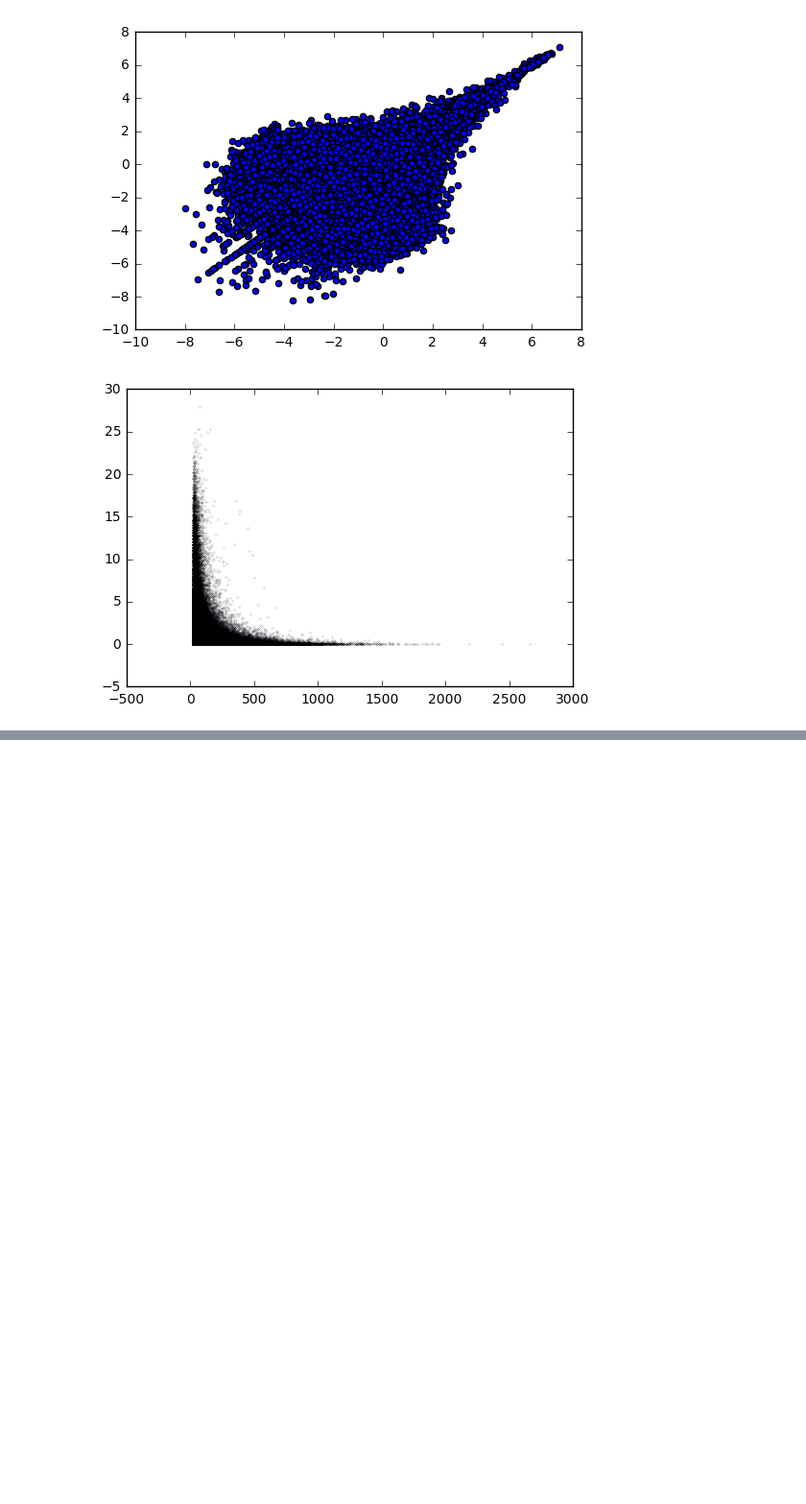
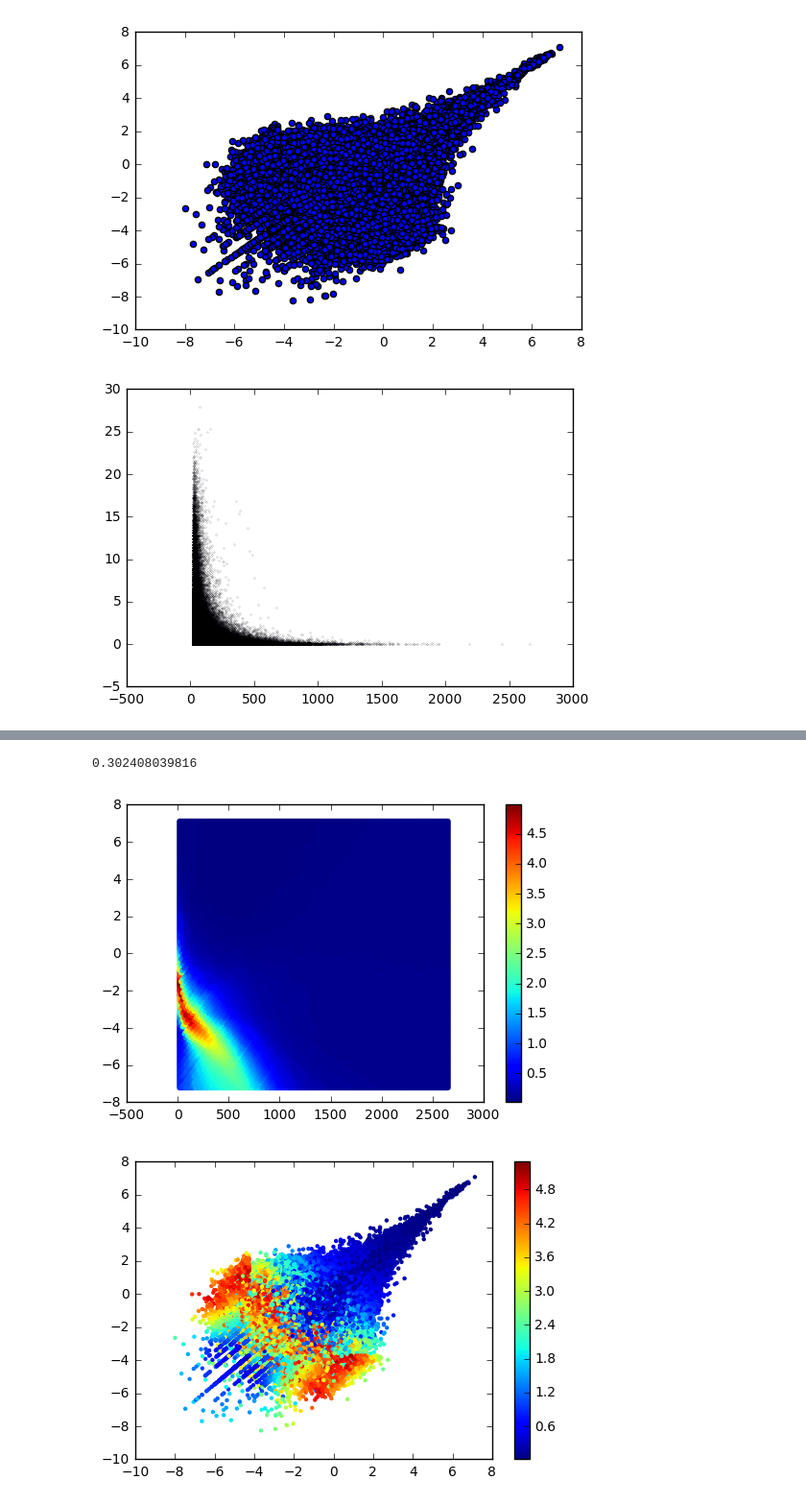
Before and after one commit to irvhsu/cs273b-project, a Jupyter notebook: notebooks/variance_v_dna.ipynb, the cells around one changed output, grey strips where cells are left out. Shown at 96% size. Cells and saved outputs as stored; diff of their text form; code cells hidden in the pictures; blank space fills up the shorter version.

```diff
--- a/notebooks/variance_v_dna.ipynb
+++ b/notebooks/variance_v_dna.ipynb
@@ -66,0 +93,21 @@ quantile_plot(zip(dna_count, variance), 1000)
+# %%
+from sklearn.ensemble import RandomForestRegressor
+from sklearn.neighbors import KNeighborsRegressor
+from sklearn.model_selection import train_test_split
+from sklearn.preprocessing import StandardScaler
+scaler = StandardScaler()
+X = scaler.fit_transform(np.array([dna_count, [(r1+r2) / 2 for r1, r2 in zip(rep1, rep2)]]).T)
+y = np.array(variance)
+
+X_train, X_test, y_train, y_test = train_test_split(X, y, test_size=0.2, random_state=42)
+
+models = [RandomForestRegressor(max_depth = 15), RandomForestRegressor(max_depth = 10),
+          RandomForestRegressor(max_depth = 5), RandomForestRegressor(),
+          KNeighborsRegressor(n_neighbors = 500), KNeighborsRegressor(n_neighbors = 200),
+          KNeighborsRegressor(n_neighbors = 100), KNeighborsRegressor(n_neighbors = 50),
+          KNeighborsRegressor(n_neighbors = 10),
+         ]
+
+for model in models:
+    model.fit(X_train, y_train)
+    print model.score(X_test, y_test)
@@ -66,0 +124,20 @@ quantile_plot(zip(dna_count, variance), 1000)
+# %%
+best_model = KNeighborsRegressor(n_neighbors = 500).fit(X, y)
+print best_model.score(X, y)
+dna = list(np.arange(np.min(X[:, 0]), np.max(X[:, 0]), .1))
+avg = list(np.arange(np.min(X[:, 1]), np.max(X[:, 1]), .1))
+X_e = np.array([dna * len(avg), avg * len(dna)]).T
+
+unscaled_X_e = scaler.inverse_transform(X_e)
+sc = plt.scatter(unscaled_X_e[:, 0], unscaled_X_e[:, 1], c = best_model.predict(X_e), lw = 0)
+plt.colorbar(sc)
+plt.show()
+
+weights = map(lambda x: 1 / x, best_model.predict(X))
+sc = plt.scatter(rep1, rep2, c = best_model.predict(X), s = 10, lw = 0)
+plt.colorbar(sc)
+plt.show()
+# %% [output]
+0.302408039816
+[figure, added]
+[figure, added]
```
Also changed, not shown: parts of 9 cells of this notebook.
